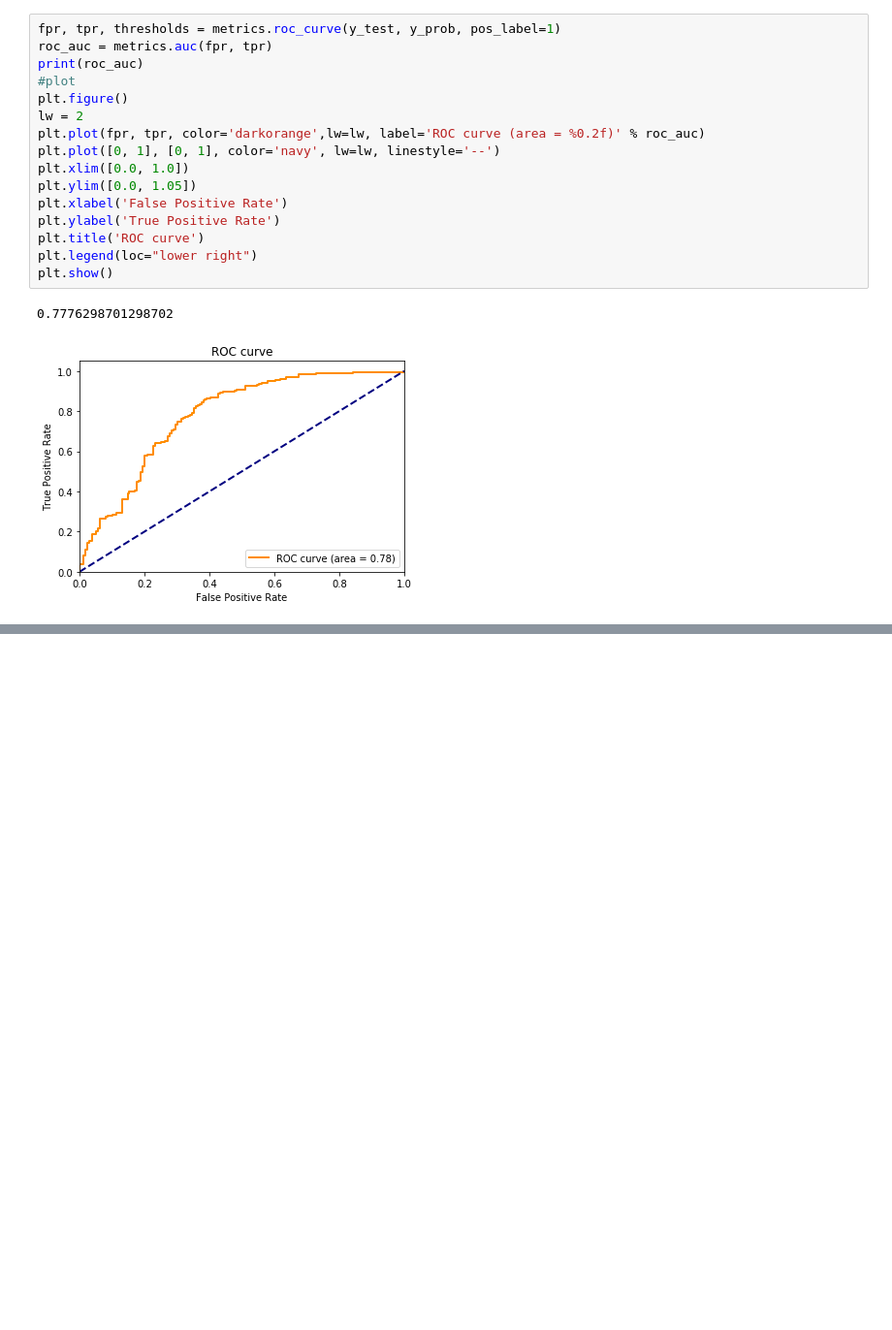
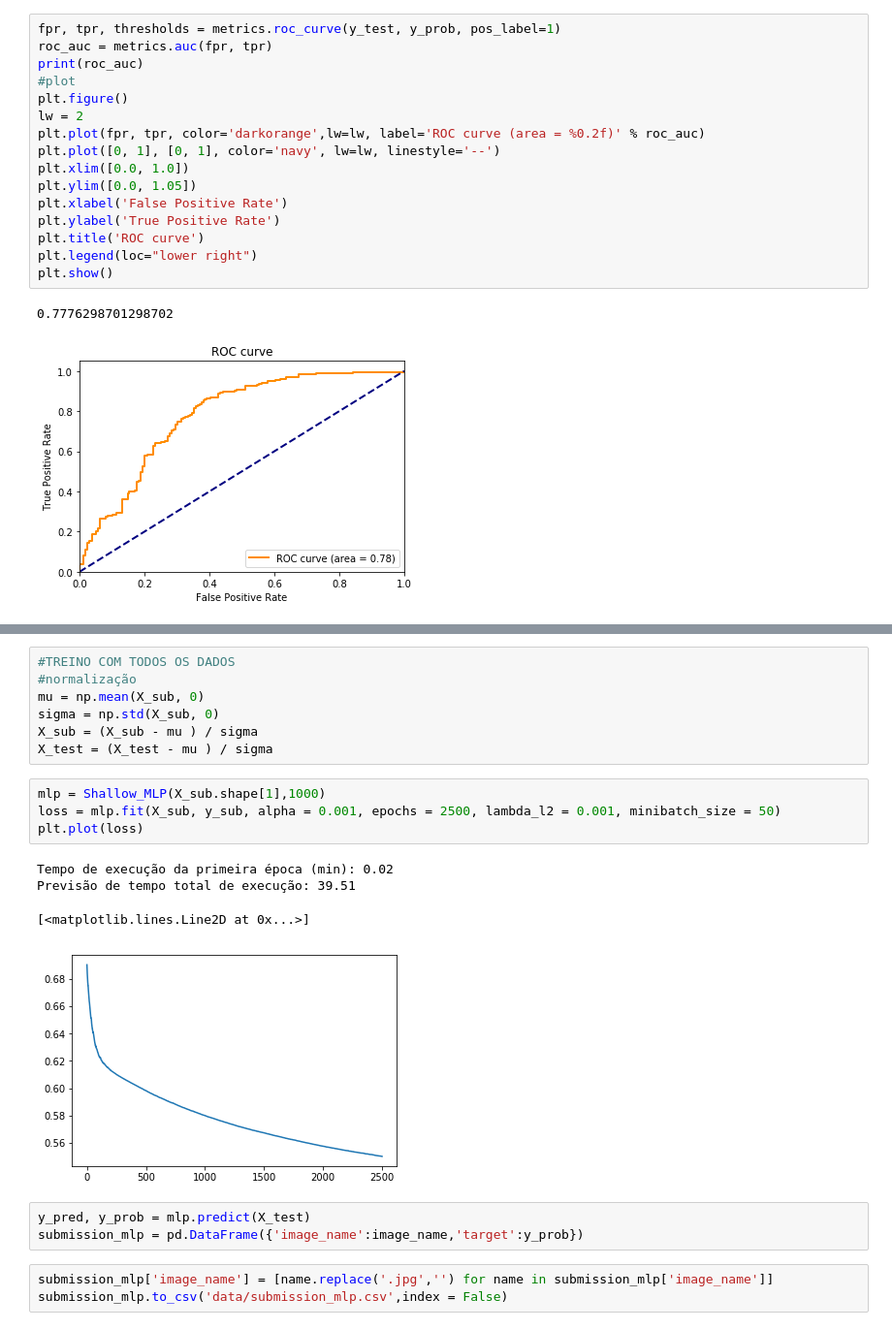
Before and after one commit to cabrau/SIIM-ISIC-melanoma-classification, a Jupyter notebook: SIIM-ISIC Melanoma Classification - MLP and KNN from scratch with numpy.ipynb, the cells around one changed output, grey strips where cells are left out. Shown at 97% size. Drawn from its saved outputs; the diff is of its cells as text; blank space fills up the shorter version.

```diff
--- a/SIIM-ISIC Melanoma Classification - MLP and KNN from scratch with numpy.ipynb
+++ b/SIIM-ISIC Melanoma Classification - MLP and KNN from scratch with numpy.ipynb
@@ -609,0 +662,22 @@ plt.show()
+# %%
+#TREINO COM TODOS OS DADOS
+#normalização
+mu = np.mean(X_sub, 0)
+sigma = np.std(X_sub, 0)
+X_sub = (X_sub - mu ) / sigma
+X_test = (X_test - mu ) / sigma
+# %%
+mlp = Shallow_MLP(X_sub.shape[1],1000)
+loss = mlp.fit(X_sub, y_sub, alpha = 0.001, epochs = 2500, lambda_l2 = 0.001, minibatch_size = 50)
+plt.plot(loss)
+# %% [output]
+Tempo de execução da primeira época (min): 0.02
+Previsão de tempo total de execução: 39.51
+[<matplotlib.lines.Line2D at 0x...>]
+[figure, added]
+# %%
+y_pred, y_prob = mlp.predict(X_test)
+submission_mlp = pd.DataFrame({'image_name':image_name,'target':y_prob})
+# %%
+submission_mlp['image_name'] = [name.replace('.jpg','') for name in submission_mlp['image_name']]
+submission_mlp.to_csv('data/submission_mlp.csv',index = False)
```
Also changed, not shown: parts of 15 cells of this notebook.
